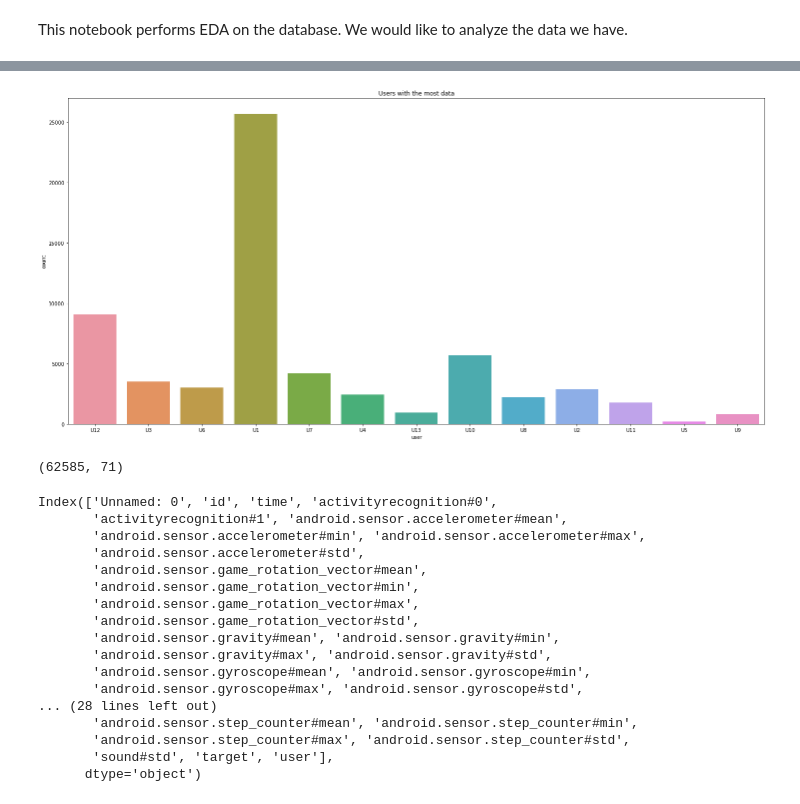
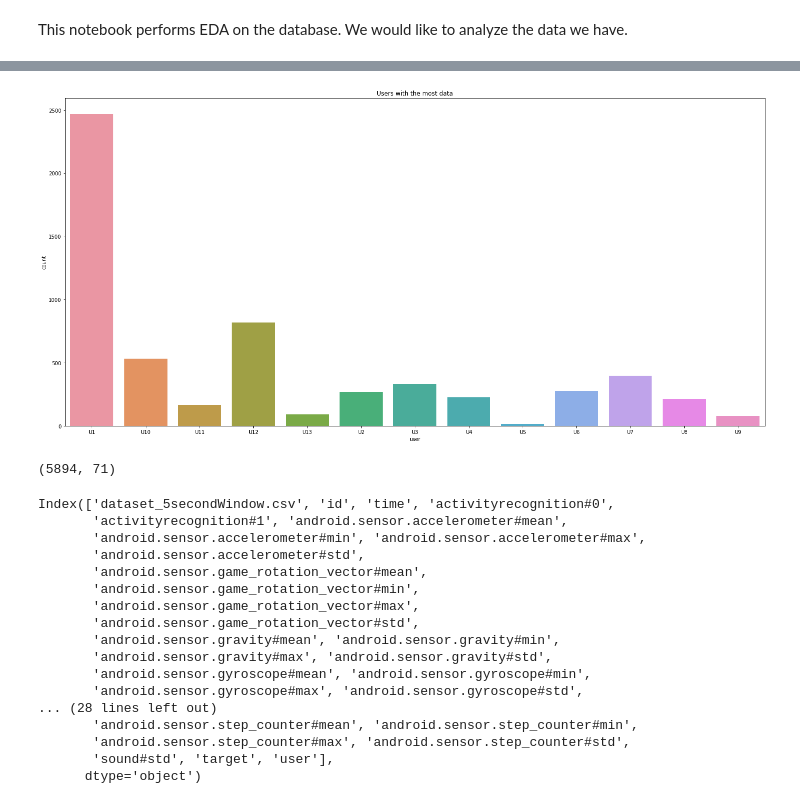
Before and after one commit to sardorick/BW-2-Fitness-ML, a Jupyter notebook: eda_half_second_Sardor.ipynb, the cells around one changed output, grey strips where cells are left out. Saved outputs shown, nothing was run; the diff lists cells and outputs as text; code cells hidden in the pictures.

```diff
--- a/eda_half_second_Sardor.ipynb
+++ b/eda_half_second_Sardor.ipynb
@@ -6,7 +6,7 @@ import seaborn as sb
 # %% [markdown]
 This notebook performs EDA on the database. We would like to analyze the data we have.
 # %%
-df =  pd.read_csv('data\dataset_halfSecondWindow.csv')
+df =  pd.read_csv('five_sec')
 # %%
 df.info()
 # %% [output]
@@ -92,0 +102,4 @@ plt.savefig('target.png')
+# %%
+df = df[df.user != 'U1']
+df = df.dropna(how='all')
+df['user'].unique()
@@ -93,20 +116,20 @@ plt.savefig('target.png')
 # %%
 plt.figure(figsize=(25, 12))
-sb.countplot(df['user'])
+sb.countplot(df['user'].sort_values())
 plt.title('Users with the most data')
 plt.savefig('users.png')
 # %% [output]
-[figure, old version]
+[figure, new version]
 # %%
 df.shape
 # %% [output]
-(62585, 71)
+(5894, 71)
 # %%
 df =  df.drop(columns=['sound#mean', 'sound#min', 'sound#max', 'speed#mean', 'speed#min', 'speed#max', 'speed#std'])
 # %%
 df.columns
 # %% [output]
-Index(['Unnamed: 0', 'id', 'time', 'activityrecognition#0',
+Index(['dataset_5secondWindow.csv', 'id', 'time', 'activityrecognition#0',
        'activityrecognition#1', 'android.sensor.accelerometer#mean',
        'android.sensor.accelerometer#min', 'android.sensor.accelerometer#max',
        'android.sensor.accelerometer#std',
```
Also changed, not shown: parts of 17 cells of this notebook, 12 other files.
